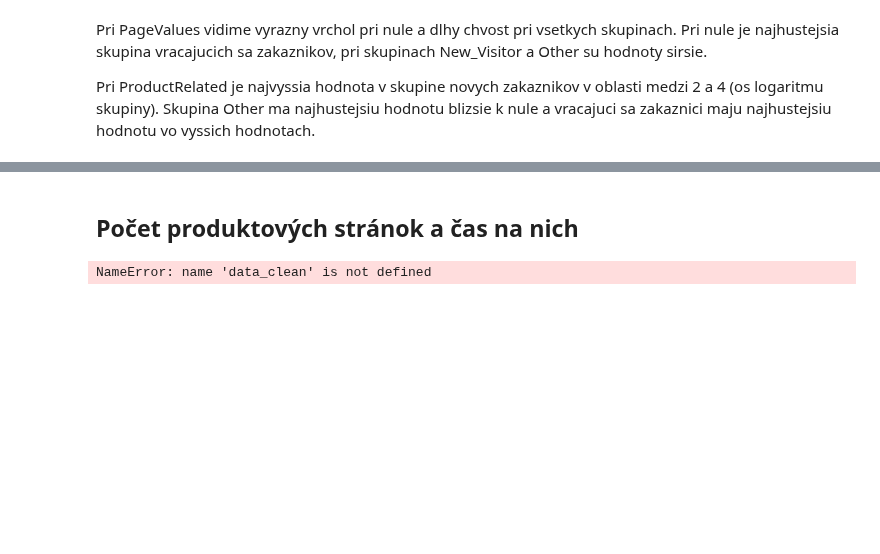
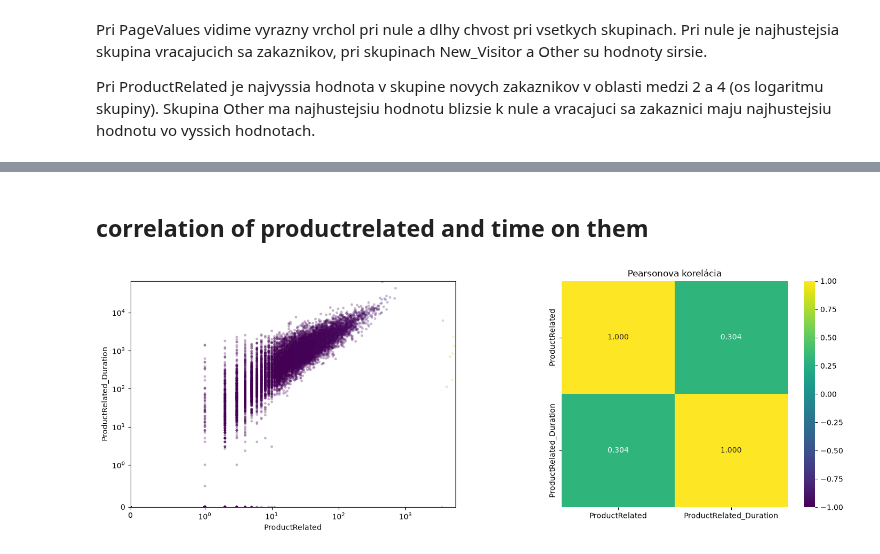
Before and after one commit to samuelbagin1/suns, a Jupyter notebook: zadania/01/main.ipynb, the cells around one changed output, grey strips where cells are left out. Saved outputs shown, nothing was run; the diff lists cells and outputs as text; code cells hidden in the pictures; blank space fills up the shorter version.

```diff
--- a/zadania/01/main.ipynb
+++ b/zadania/01/main.ipynb
@@ -97,0 +148,5 @@ data_clean.describe()
+# %%
+before = len(data_clean)
+data_clean = remove_outliers(data_clean)
+
+before, len(data_clean)
@@ -231,25 +425,45 @@ plt.show()
 # %% [markdown]
-## Počet produktových stránok a čas na nich
+## correlation of productrelated and time on them
 # %%
 product_pair = data_clean[["ProductRelated", "ProductRelated_Duration"]].dropna()
 pearson = product_pair.corr(method="pearson").iloc[0, 1]
 spearman = product_pair.corr(method="spearman").iloc[0, 1]
 
 pearson, spearman, len(product_pair)
 
 fig, axes = plt.subplots(1, 2, figsize=(14, 5), constrained_layout=True)
-sns.scatterplot(data=product_pair, x="ProductRelated", y="ProductRelated_Duration",
-                alpha=0.18, s=12, edgecolor="none", ax=axes[0])
+sns.scatterplot(
+    data=product_pair,
+    x="ProductRelated",
+    y="ProductRelated_Duration",
+    hue="ProductRelated",
+    palette="viridis",
+    legend=False,
+    alpha=0.3,
+    s=12,
+    edgecolor="none",
+    ax=axes[0],
+)
+
 axes[0].set_xscale("symlog", linthresh=1)
 axes[0].set_yscale("symlog", linthresh=1)
-axes[0].set(title="Počet stránok vs. čas (všetky hodnoty)",
-            xlabel="ProductRelated (symlog)", ylabel="ProductRelated_Duration (symlog)")
-sns.heatmap(product_pair.corr(method="pearson"), annot=True, fmt=".3f",
-            cmap="coolwarm", vmin=-1, vmax=1, square=True, ax=axes[1])
+axes[0].set_xlim(left=0)
+axes[0].set_ylim(bottom=0)
+
+sns.heatmap(
+    product_pair.corr(method="pearson"),
+    annot=True,
+    fmt=".3f",
+    cmap="viridis",
+    vmin=-1,
+    vmax=1,
+    square=True,
+    ax=axes[1],
+)
 axes[1].set_title("Pearsonova korelácia")
 plt.show()
 # %% [output]
-NameError: name 'data_clean' is not defined
+[figure, added]
 # %%
 X = data_clean.drop(columns=["SessionID", "Revenue"])
 y = data_clean["Revenue"].copy()
```
Also changed, not shown: parts of 13 cells of this notebook.
